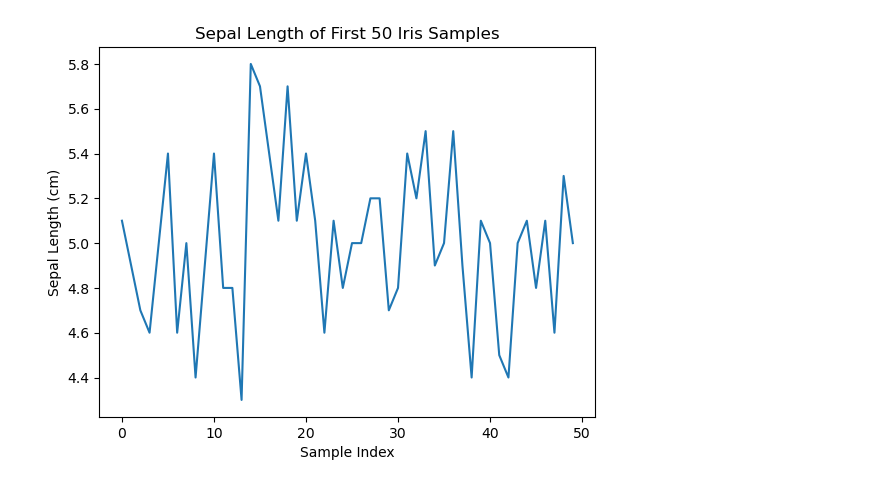
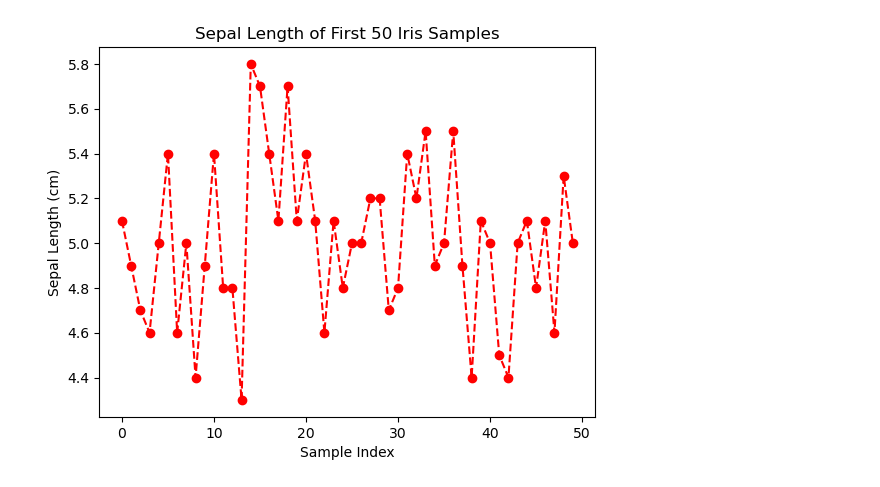
Before and after one commit to a-anuj/Data-Visualization, a Jupyter notebook: lab-2.ipynb, the cells around one changed output. Saved outputs shown, nothing was run; the diff lists cells and outputs as text; code cells hidden in the pictures.

```diff
--- a/lab-2.ipynb
+++ b/lab-2.ipynb
@@ -14,8 +25,9 @@ print(df.tail())
 # %%
-plt.plot(df["sepal_length"][:50])
+plt.plot(df["sepal_length"][:50],linestyle="--",marker="o",color="red")
 plt.title('Sepal Length of First 50 Iris Samples')
 plt.xlabel('Sample Index')
 plt.ylabel('Sepal Length (cm)')
+plt.savefig("Sepal_first_50.png")
 plt.show()
 # %% [output]
-[figure, old version]
+[figure, new version]
```
Also changed, not shown: parts of 2 cells of this notebook.
